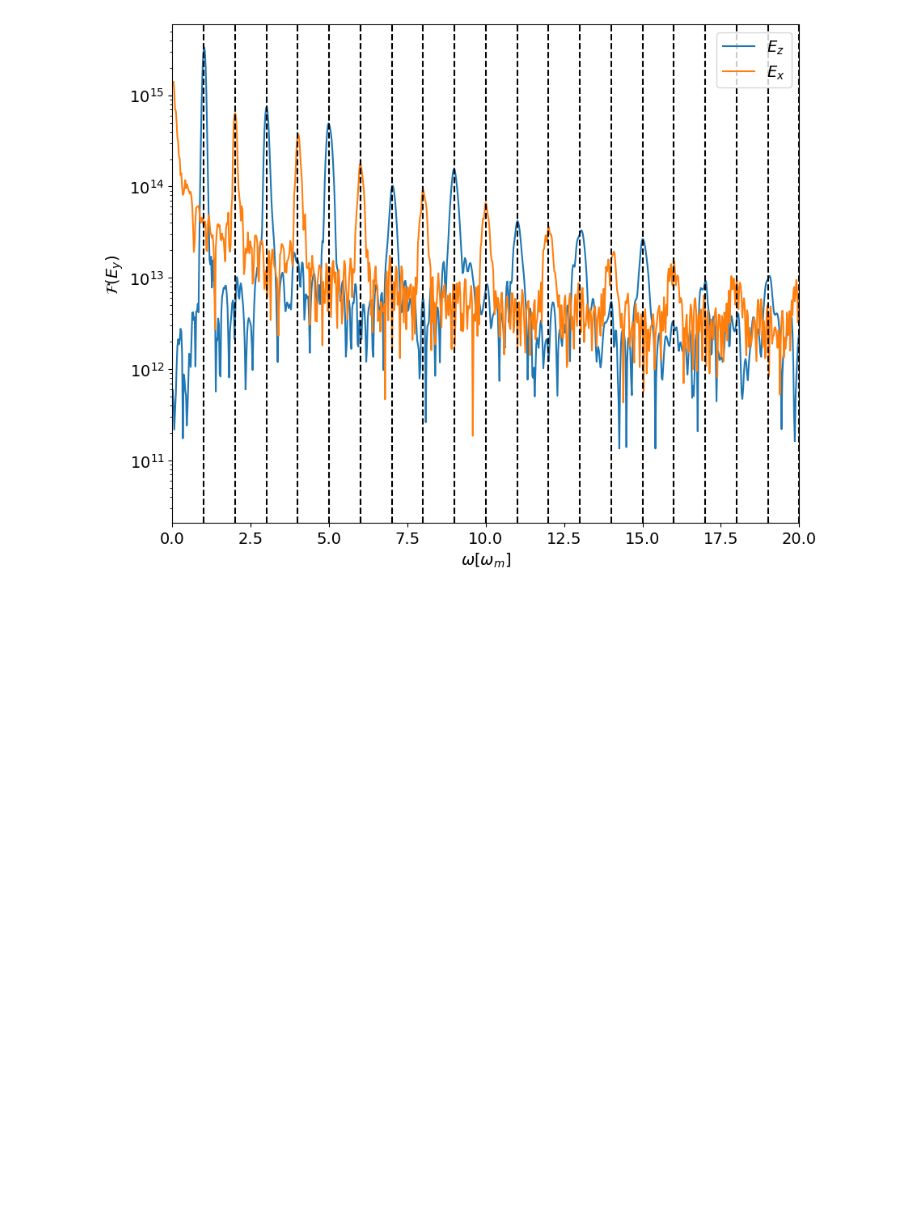
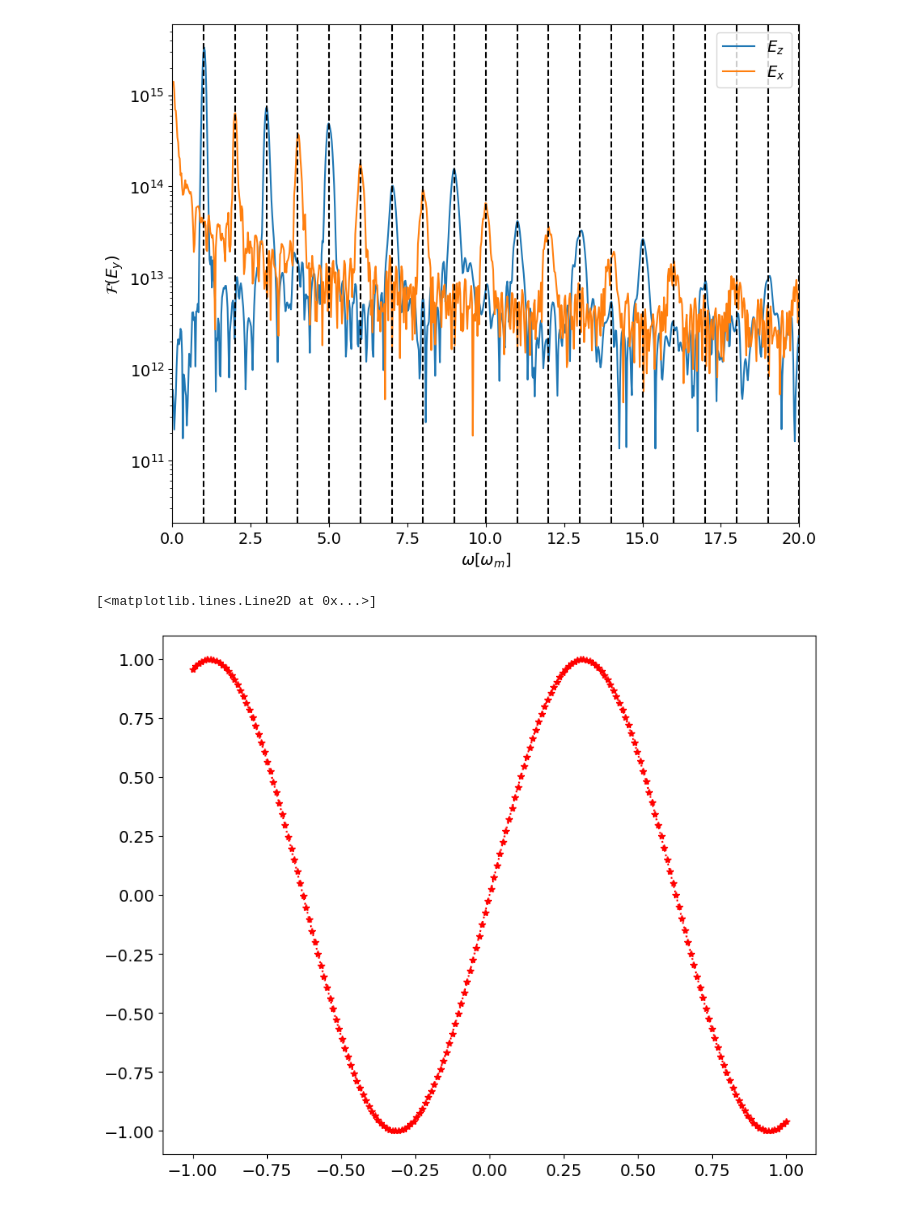
Before and after one commit to Hari31416/MSc_Project, a Jupyter notebook: EPOCH/High_Harmonic_Generation/oblique_h/plots.ipynb, the cells around one changed output. Drawn from its saved outputs; the diff is of its cells as text; code cells hidden in the pictures; blank space fills up the shorter version.

```diff
--- a/EPOCH/High_Harmonic_Generation/oblique_h/plots.ipynb
+++ b/EPOCH/High_Harmonic_Generation/oblique_h/plots.ipynb
@@ -512,3 +512,11 @@ Polarization Angle:  90
 ╘═════════╧═════════════╧═════════════╧═════════════╧══════════════╧═════════════╧═══════════╧══════╧══════════╧═══════╧═════════════════╧═════════╛
 This is a s-polarized wave
 [figure]
+# %%
+X = np.linspace(-1,1,200)
+Y = np.sin(5*X)
+
+plt.plot(X, Y, color="red", marker="*", ls=":")
+# %% [output]
+[<matplotlib.lines.Line2D at 0x...>]
+[figure, added]
```
Also changed, not shown: 41 other files.
